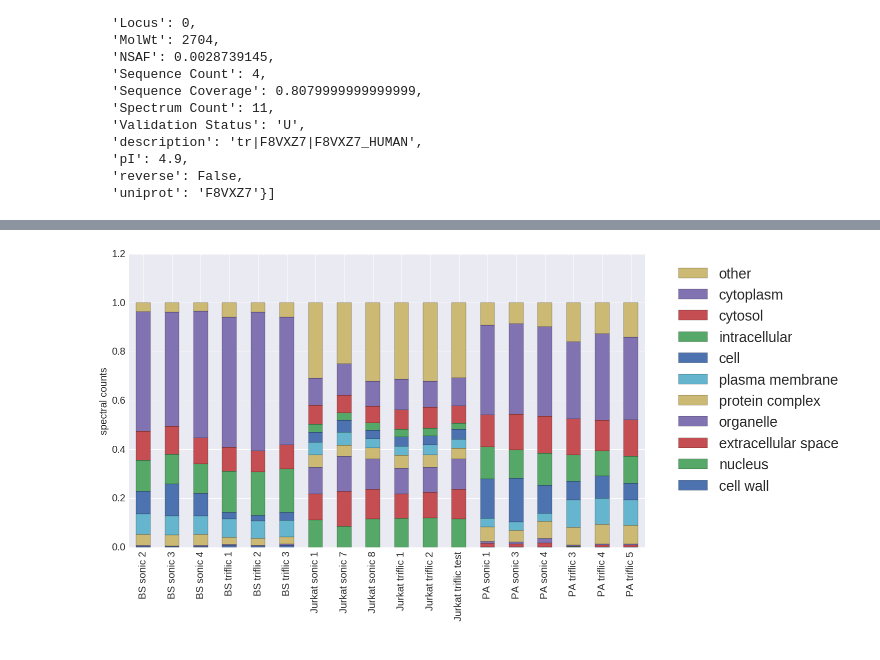
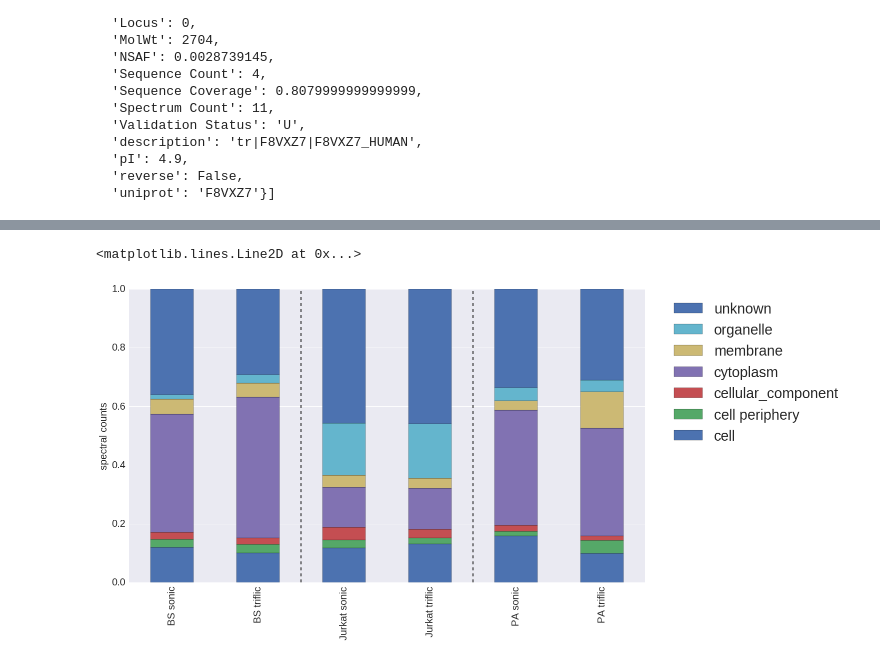
Before and after one commit to stuppie/triflic, a Jupyter notebook: analysis_Jurkat_PA_BF_1FP_GlcNAc/get_counts.ipynb, the cells around one changed output, grey strips where cells are left out. Cells and saved outputs as stored; diff of their text form; code cells hidden in the pictures.

```diff
--- a/analysis_Jurkat_PA_BF_1FP_GlcNAc/get_counts.ipynb
+++ b/analysis_Jurkat_PA_BF_1FP_GlcNAc/get_counts.ipynb
@@ -222,5 +204,5 @@ all_counts2[show]
 # %%
-ax = all_counts2[show].plot.bar(stacked=True, legend=False)
+ax = all_counts.plot.bar(stacked=True, legend=False)
 ax.set_ylabel("spectral counts")
 patches, labels = ax.get_legend_handles_labels()
 ax.legend(patches[::-1], labels[::-1], bbox_to_anchor=(1.4, 1), fontsize='large')
@@ -233,0 +216,18 @@ for item in ([ax.title, ax.xaxis.label, ax.yaxis.label] +
+# %%
+ax = all_counts.div(all_counts.sum(1), axis=0).plot.bar(stacked=True, legend=False)
+ax.set_ylabel("spectral counts")
+ax.set_ylim(0,1)
+patches, labels = ax.get_legend_handles_labels()
+ax.legend(patches[::-1], labels[::-1], bbox_to_anchor=(1.4, 1), fontsize='large')
+fig = matplotlib.pyplot.gcf()
+fig.set_size_inches(18.5, 10.5)
+for item in ([ax.title, ax.xaxis.label, ax.yaxis.label] +
+             ax.get_xticklabels() + ax.get_yticklabels()):
+    item.set_fontsize(20)
+ax.axvline(x=-0.45, linestyle='--', color='k')
+ax.axvline(x=5.5, linestyle='--', color='k')
+ax.axvline(x=11.5, linestyle='--', color='k')
+ax.axvline(x=17.45, linestyle='--', color='k')
+ax.axvline(x=2.5, linestyle=':', color='k')
+ax.axvline(x=8.5, linestyle=':', color='k')
+ax.axvline(x=14.5, linestyle=':', color='k')
@@ -233,0 +237,19 @@ for item in ([ax.title, ax.xaxis.label, ax.yaxis.label] +
+# %%
+df = all_counts.T
+gs = ["BS sonic", "BS triflic", "Jurkat sonic", "Jurkat triflic", "PA sonic", "PA triflic"]
+for g in gs:
+    df[g] = df[df.columns[df.columns.str.contains(g)]].sum(1)
+df = df[gs]
+df3 = df.T
+# %%
+ax = df3.plot.bar(stacked=True, legend=False)
+ax.set_ylabel("spectral counts")
+patches, labels = ax.get_legend_handles_labels()
+ax.legend(patches[::-1], labels[::-1], bbox_to_anchor=(1.4, 1), fontsize='large')
+fig = matplotlib.pyplot.gcf()
+fig.set_size_inches(18.5, 10.5)
+for item in ([ax.title, ax.xaxis.label, ax.yaxis.label] +
+             ax.get_xticklabels() + ax.get_yticklabels()):
+    item.set_fontsize(20)
+ax.axvline(x=1.5, linestyle='--', color='k')
+ax.axvline(x=3.5, linestyle='--', color='k')
@@ -234,12 +259,16 @@ for item in ([ax.title, ax.xaxis.label, ax.yaxis.label] +
 # %%
-ax = all_counts2.div(all_counts2.sum(1), axis=0)[show].plot.bar(stacked=True, legend=False)
+ax = df3.div(df3.sum(1), axis=0).plot.bar(stacked=True, legend=False)
 ax.set_ylabel("spectral counts")
+ax.set_ylim(0,1)
 patches, labels = ax.get_legend_handles_labels()
 ax.legend(patches[::-1], labels[::-1], bbox_to_anchor=(1.4, 1), fontsize='large')
 fig = matplotlib.pyplot.gcf()
 fig.set_size_inches(18.5, 10.5)
 for item in ([ax.title, ax.xaxis.label, ax.yaxis.label] +
              ax.get_xticklabels() + ax.get_yticklabels()):
     item.set_fontsize(20)
+ax.axvline(x=1.5, linestyle='--', color='k')
+ax.axvline(x=3.5, linestyle='--', color='k')
 # %% [output]
+<matplotlib.lines.Line2D at 0x...>
-[figure, old version]
+[figure, new version]
```
Also changed, not shown: parts of 22 cells of this notebook, 24 other files.
